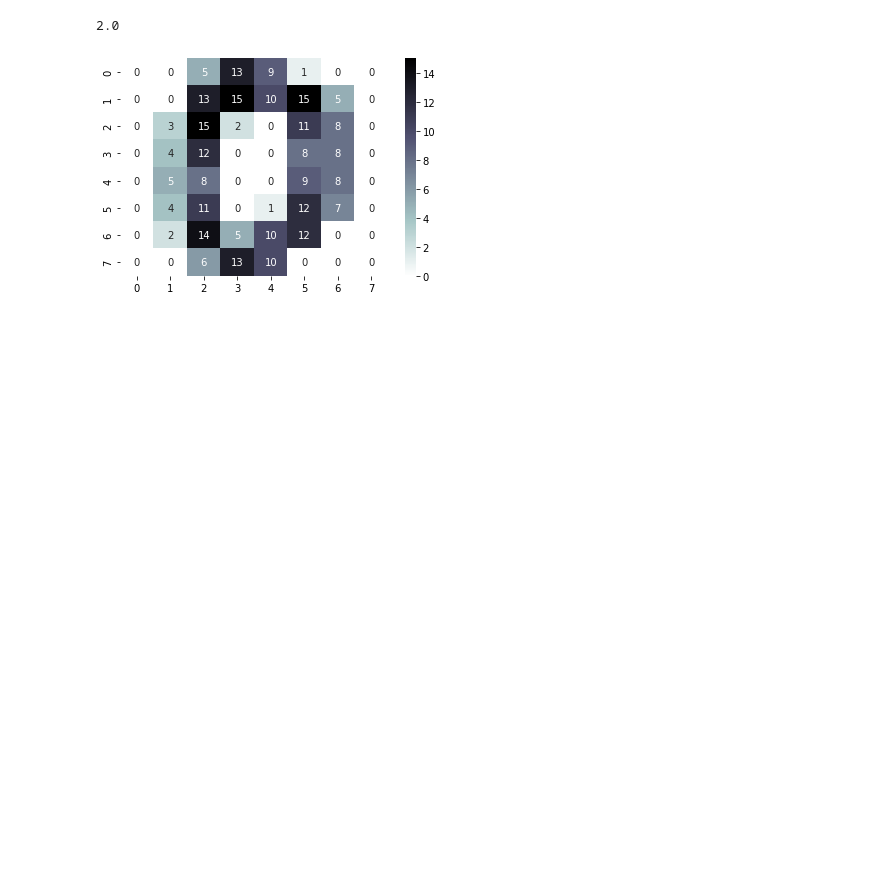
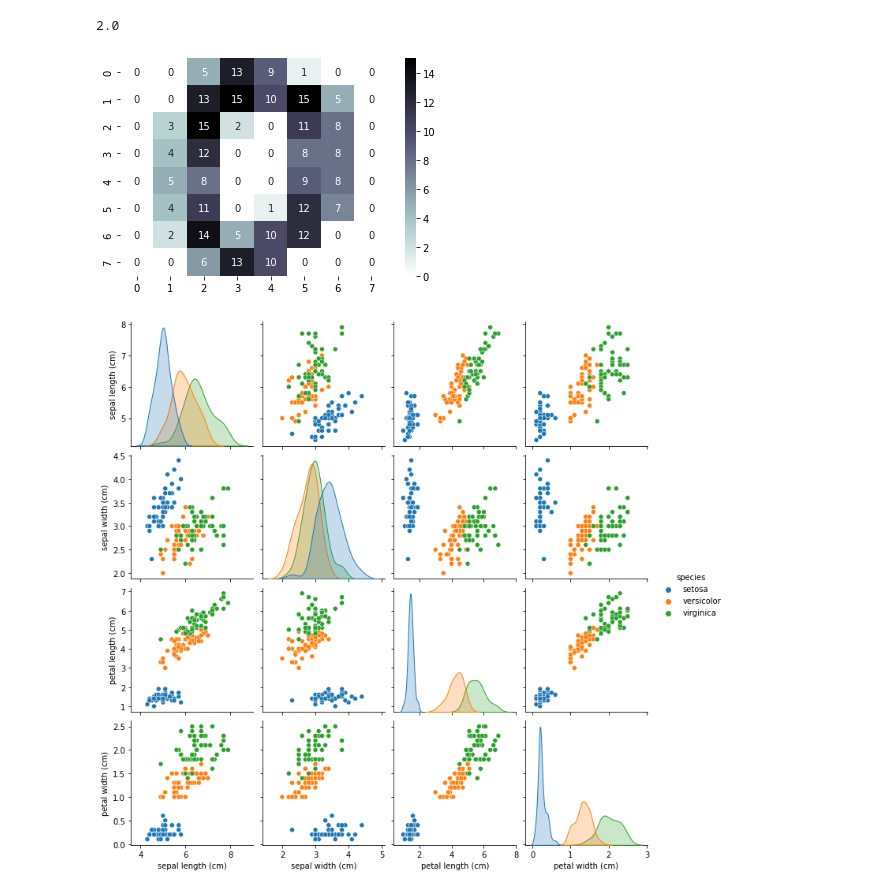
Before and after one commit to chi-hun/datascienceschool, a Jupyter notebook: datascienceschool.ipynb, the cells around one changed output. Cells and saved outputs as stored; diff of their text form; code cells hidden in the pictures; blank space fills up the shorter version.

```diff
--- a/datascienceschool.ipynb
+++ b/datascienceschool.ipynb
@@ -385,3 +385,20 @@ sns.heatmap(digits.images[0], cmap=mpl.cm.bone_r, annot=True)
 plt.show()
 # %% [output]
 [figure]
+# %%
+import numpy as np
+import pandas as pd
+import scipy as sp
+import scipy.stats
+import matplotlib.pyplot as plt
+import seaborn as sns
+from sklearn.datasets import load_iris
+iris = load_iris()
+df = pd.DataFrame(iris.data, columns=iris.feature_names)
+sy = pd.Series(iris.target, dtype="category")
+sy = sy.cat.rename_categories(iris.target_names)
+df['species'] = sy
+sns.pairplot(df, hue="species")
+plt.show()
+# %% [output]
+[figure, added]
```
Also changed, not shown: parts of 9 cells of this notebook.
